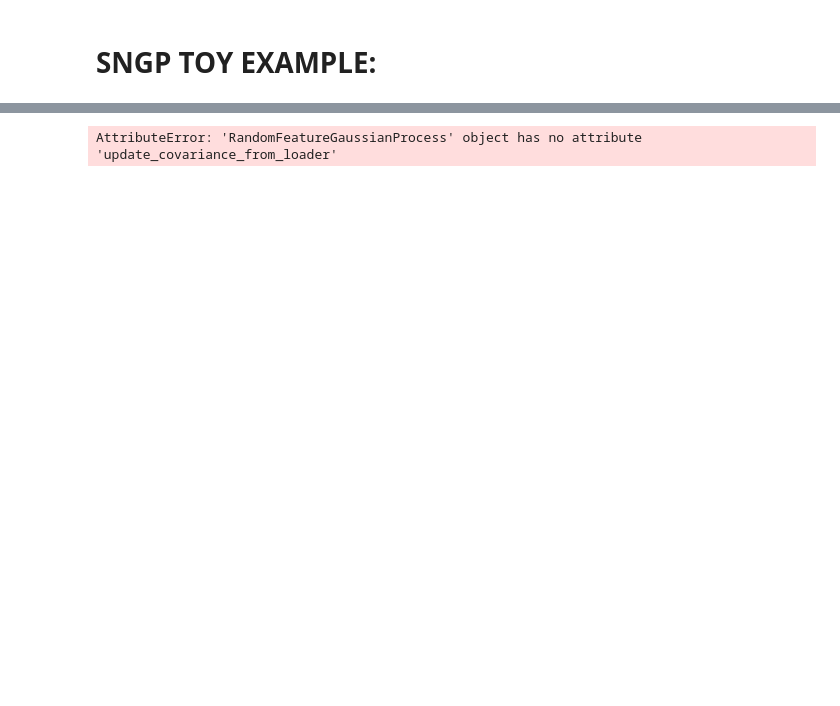
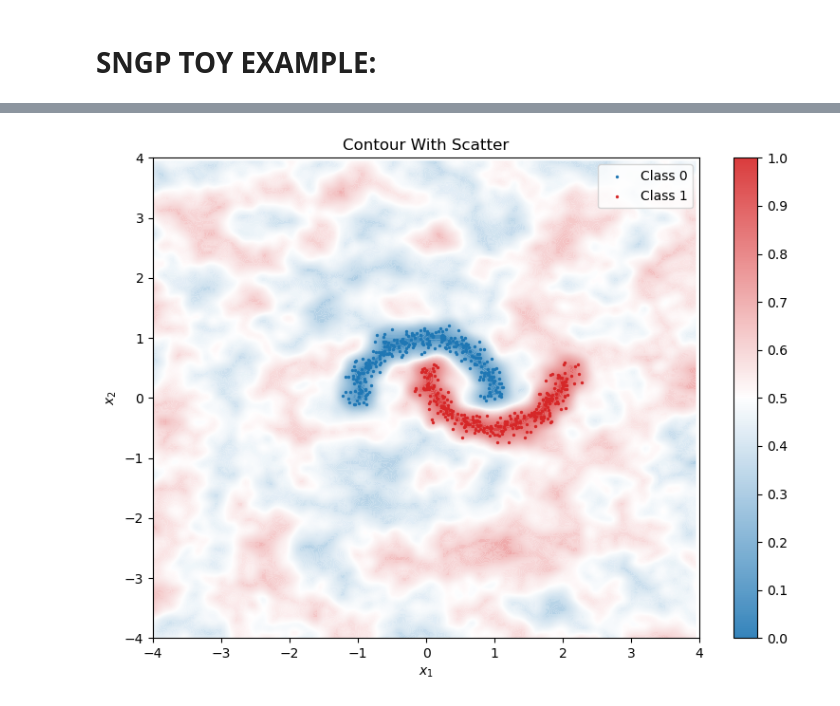
Before and after one commit to shanethomaswilliams/sngp-sandbox, a Jupyter notebook: notebooks/sngp-toy-comparison.ipynb, the cells around one changed output, grey strips where cells are left out. Cells and saved outputs as stored; diff of their text form; code cells hidden in the pictures; blank space fills up the shorter version.

```diff
--- a/notebooks/sngp-toy-comparison.ipynb
+++ b/notebooks/sngp-toy-comparison.ipynb
@@ -52,8 +97,8 @@ Finished after epoch 1000, best epoch=1000
 # %%
 %reload_ext autoreload
-plot_probabilities_gp(sngp_model, train_loader, num_samples=10_000, compute_covariance=True, device='cuda')
+plot_probabilities_gp(sngp_model, train_loader, num_samples=10_000, compute_covariance=True, device=device, filename="../results/notebook_results/plots/sngp_moons_probabilities.png")
 # %% [output]
-AttributeError: 'RandomFeatureGaussianProcess' object has no attribute 'update_covariance_from_loader'
+[figure, added]
 # %%
 %reload_ext autoreload
 preds_file = "preds.pt"
```
Also changed, not shown: parts of 10 cells of this notebook, 23 other files.
